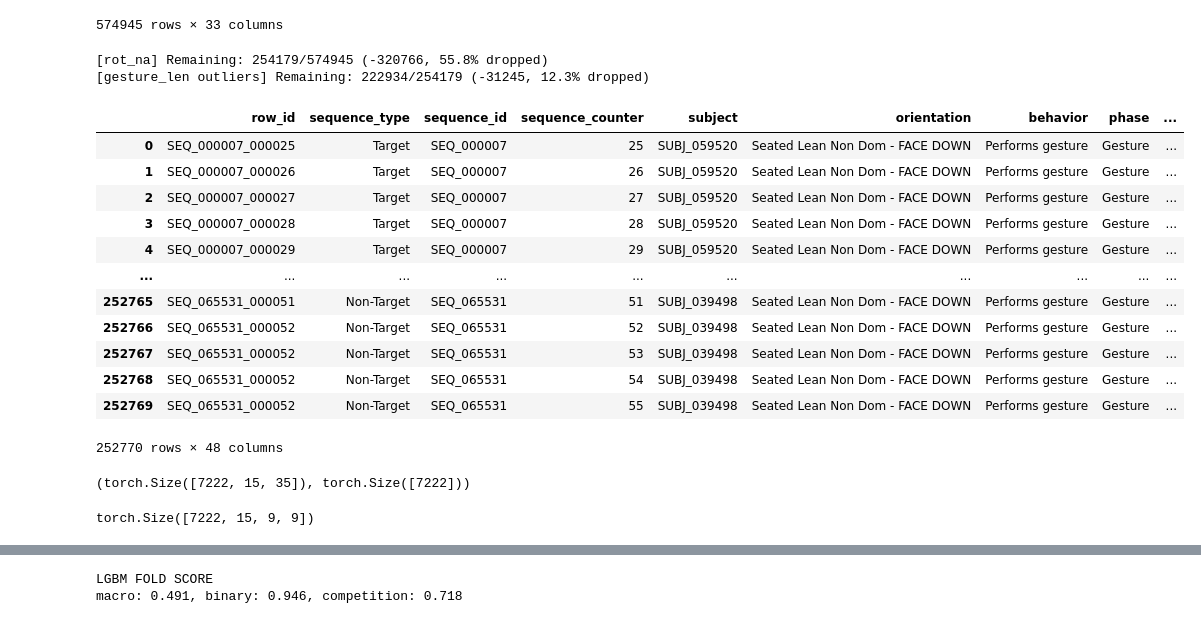
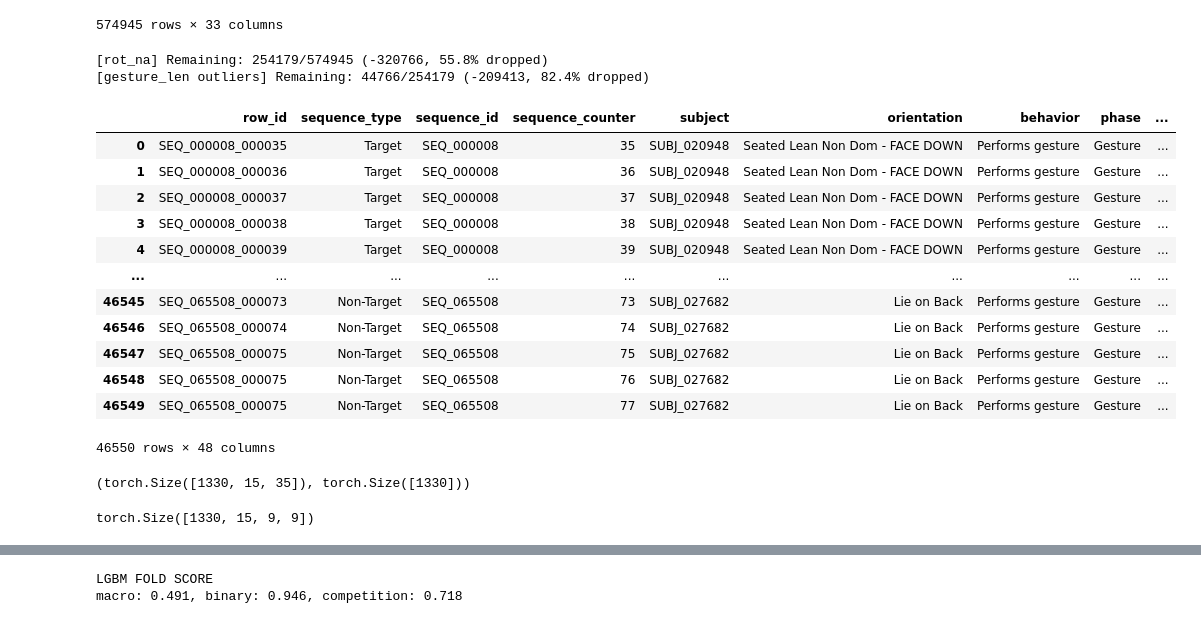
Before and after one commit to zeyad-shaban/cmi_competition, a Jupyter notebook: notebooks/09_spectogram_cnn_lgbm.ipynb, the cells around one changed output, grey strips where cells are left out. Cells and saved outputs as stored; diff of their text form; code cells hidden in the pictures.

```diff
--- a/notebooks/09_spectogram_cnn_lgbm.ipynb
+++ b/notebooks/09_spectogram_cnn_lgbm.ipynb
@@ -76,29 +77,29 @@ full_df
 | 574944 | SEQ_065531_000052 | Non-Target | SEQ_065531 | 52 | SUBJ_039498 | Seated Lean Non Dom - FACE DOWN | Performs gesture | Gesture | ... |
 574945 rows × 33 columns
 # %%
-cleaned_df, target_gestures = clean_df(full_df, drop_rot_na=True, drop_thm_na=False) #, min_gesture_count=-1)
+cleaned_df, target_gestures = clean_df(full_df, drop_rot_na=True, drop_thm_na=False, min_gesture_count=33)
 cleaned_df = normalize_sequence_count(cleaned_df)
 
 cleaned_df = rotation_feature_engineer(cleaned_df)
 cleaned_df = accelrometer_feature_engineer (cleaned_df)
 
 cleaned_df
 # %% [output]
 [rot_na] Remaining: 254179/574945 (-320766, 55.8% dropped)
-[gesture_len outliers] Remaining: 222934/254179 (-31245, 12.3% dropped)
+[gesture_len outliers] Remaining: 44766/254179 (-209413, 82.4% dropped)
 |  | row_id | sequence_type | sequence_id | sequence_counter | subject | orientation | behavior | phase | ... |
-| 0 | SEQ_000007_000025 | Target | SEQ_000007 | 25 | SUBJ_059520 | Seated Lean Non Dom - FACE DOWN | Performs gesture | Gesture | ... |
-| 1 | SEQ_000007_000026 | Target | SEQ_000007 | 26 | SUBJ_059520 | Seated Lean Non Dom - FACE DOWN | Performs gesture | Gesture | ... |
-| 2 | SEQ_000007_000027 | Target | SEQ_000007 | 27 | SUBJ_059520 | Seated Lean Non Dom - FACE DOWN | Performs gesture | Gesture | ... |
-| 3 | SEQ_000007_000028 | Target | SEQ_000007 | 28 | SUBJ_059520 | Seated Lean Non Dom - FACE DOWN | Performs gesture | Gesture | ... |
-| 4 | SEQ_000007_000029 | Target | SEQ_000007 | 29 | SUBJ_059520 | Seated Lean Non Dom - FACE DOWN | Performs gesture | Gesture | ... |
+| 0 | SEQ_000008_000035 | Target | SEQ_000008 | 35 | SUBJ_020948 | Seated Lean Non Dom - FACE DOWN | Performs gesture | Gesture | ... |
+| 1 | SEQ_000008_000036 | Target | SEQ_000008 | 36 | SUBJ_020948 | Seated Lean Non Dom - FACE DOWN | Performs gesture | Gesture | ... |
+| 2 | SEQ_000008_000037 | Target | SEQ_000008 | 37 | SUBJ_020948 | Seated Lean Non Dom - FACE DOWN | Performs gesture | Gesture | ... |
+| 3 | SEQ_000008_000038 | Target | SEQ_000008 | 38 | SUBJ_020948 | Seated Lean Non Dom - FACE DOWN | Performs gesture | Gesture | ... |
+| 4 | SEQ_000008_000039 | Target | SEQ_000008 | 39 | SUBJ_020948 | Seated Lean Non Dom - FACE DOWN | Performs gesture | Gesture | ... |
 | ... | ... | ... | ... | ... | ... | ... | ... | ... | ... |
-| 252765 | SEQ_065531_000051 | Non-Target | SEQ_065531 | 51 | SUBJ_039498 | Seated Lean Non Dom - FACE DOWN | Performs gesture | Gesture | ... |
-| 252766 | SEQ_065531_000052 | Non-Target | SEQ_065531 | 52 | SUBJ_039498 | Seated Lean Non Dom - FACE DOWN | Performs gesture | Gesture | ... |
-| 252767 | SEQ_065531_000052 | Non-Target | SEQ_065531 | 53 | SUBJ_039498 | Seated Lean Non Dom - FACE DOWN | Performs gesture | Gesture | ... |
-| 252768 | SEQ_065531_000052 | Non-Target | SEQ_065531 | 54 | SUBJ_039498 | Seated Lean Non Dom - FACE DOWN | Performs gesture | Gesture | ... |
-| 252769 | SEQ_065531_000052 | Non-Target | SEQ_065531 | 55 | SUBJ_039498 | Seated Lean Non Dom - FACE DOWN | Performs gesture | Gesture | ... |
+| 46545 | SEQ_065508_000073 | Non-Target | SEQ_065508 | 73 | SUBJ_027682 | Lie on Back | Performs gesture | Gesture | ... |
+| 46546 | SEQ_065508_000074 | Non-Target | SEQ_065508 | 74 | SUBJ_027682 | Lie on Back | Performs gesture | Gesture | ... |
+| 46547 | SEQ_065508_000075 | Non-Target | SEQ_065508 | 75 | SUBJ_027682 | Lie on Back | Performs gesture | Gesture | ... |
+| 46548 | SEQ_065508_000075 | Non-Target | SEQ_065508 | 76 | SUBJ_027682 | Lie on Back | Performs gesture | Gesture | ... |
+| 46549 | SEQ_065508_000075 | Non-Target | SEQ_065508 | 77 | SUBJ_027682 | Lie on Back | Performs gesture | Gesture | ... |
-252770 rows × 48 columns
+46550 rows × 48 columns
 # %%
 feautures_of_interest = [
     "acc_x",
@@ -180,10 +181,10 @@ target_gestures_encoded = torch.tensor(encoder.transform(target_gestures))
 
 features_full_seq.shape, target_tensor.shape
 # %% [output]
-(torch.Size([7222, 15, 35]), torch.Size([7222]))
+(torch.Size([1330, 15, 35]), torch.Size([1330]))
 # %%
 spectograms = create_spectrograms_torch(features_full_seq)
 spectograms.shape
 # %% [output]
-torch.Size([7222, 15, 9, 9])
+torch.Size([1330, 15, 9, 9])
 # %%
```
Also changed, not shown: parts of 3 cells of this notebook.
